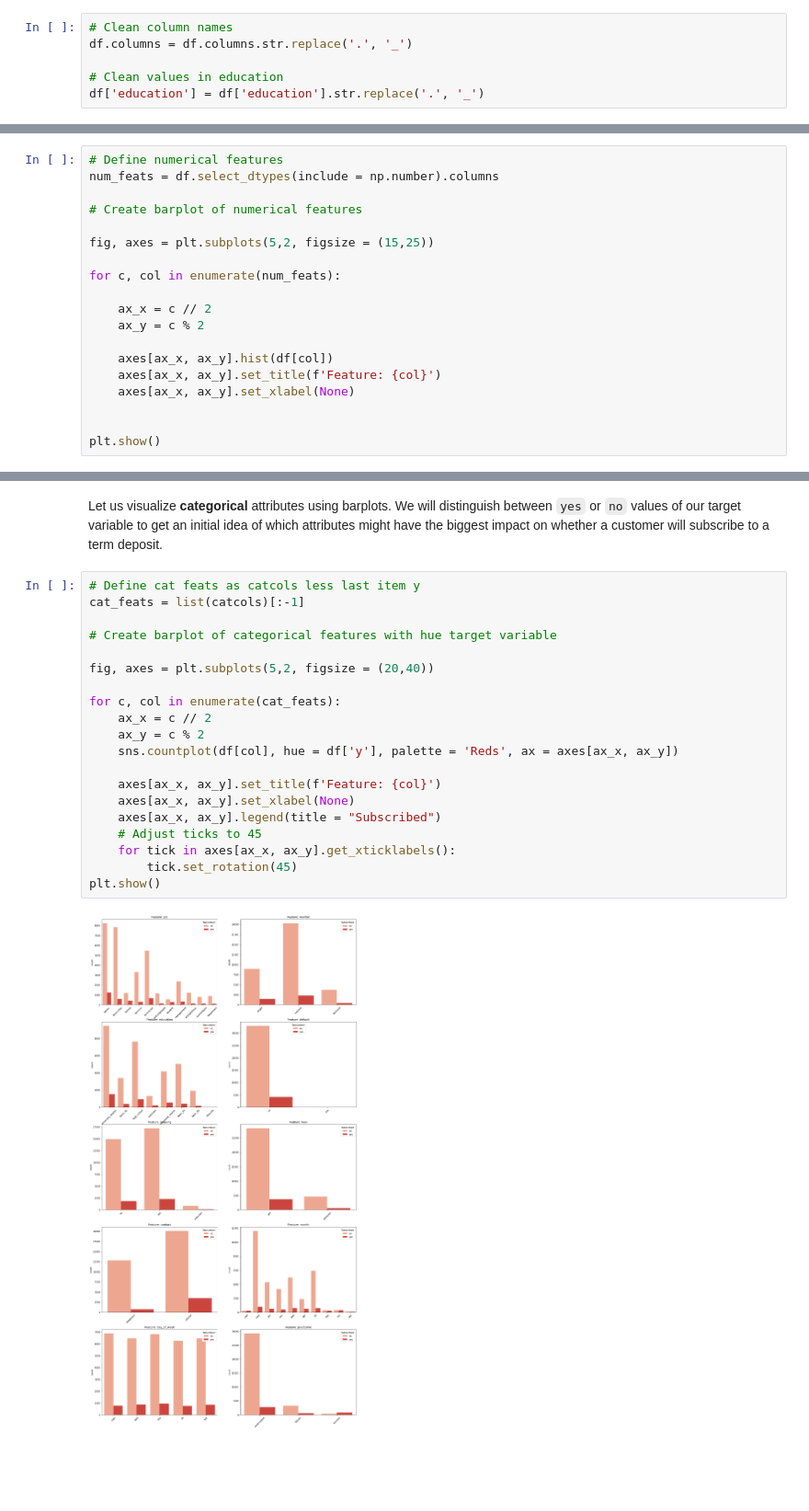
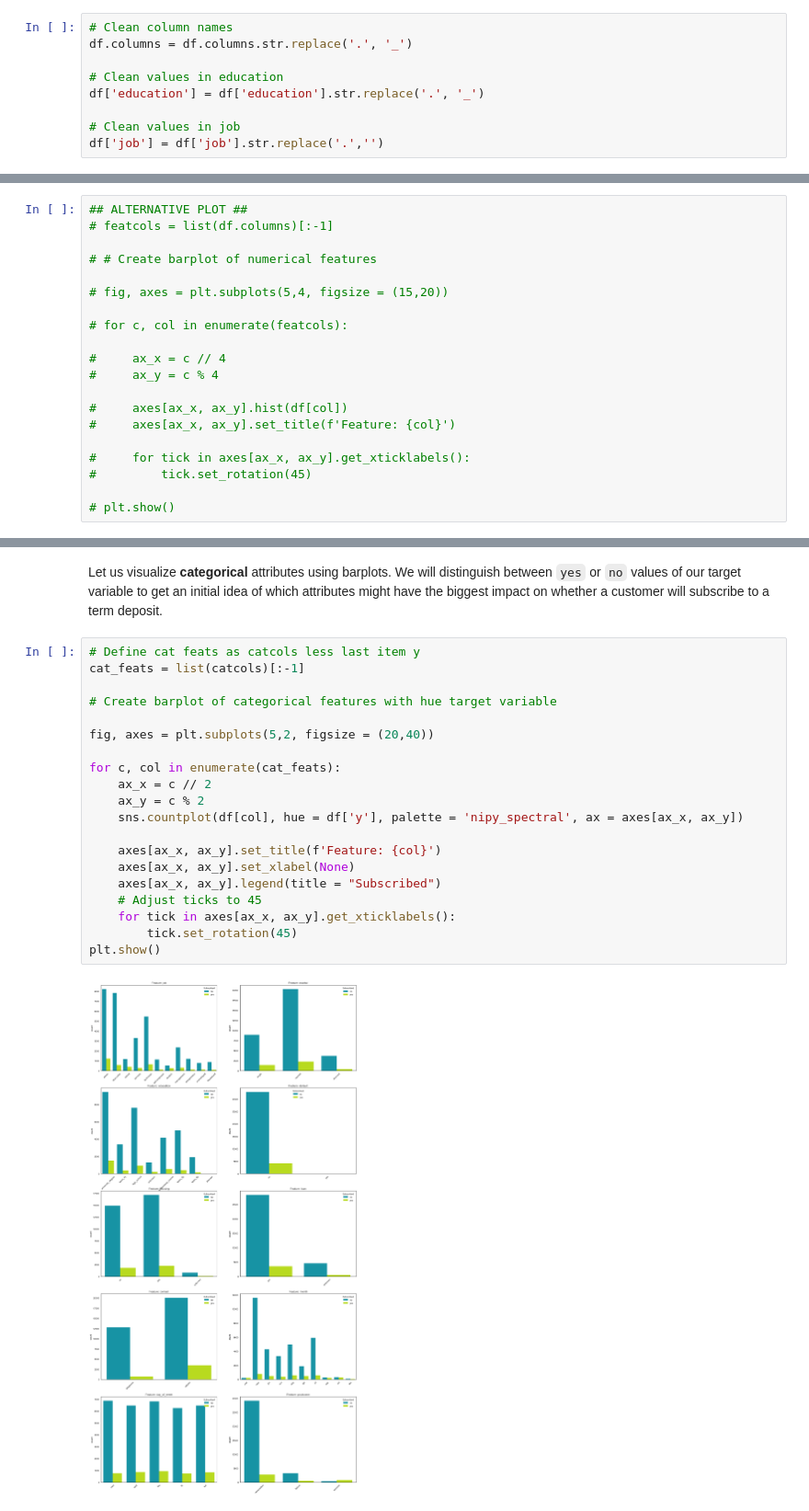
Before and after one commit to nadinezab/bank-marketing, a Jupyter notebook: bank-marketing.ipynb, the cells around one changed output, grey strips where cells are left out. Shown: that part at 92% size. Cells and saved outputs as stored; diff of their text form; blank space fills up the shorter version.

```diff
--- a/bank-marketing.ipynb
+++ b/bank-marketing.ipynb
@@ -261,6 +261,9 @@ df.columns = df.columns.str.replace('.', '_')
 
 # Clean values in education
 df['education'] = df['education'].str.replace('.', '_')
+
+# Clean values in job
+df['job'] = df['job'].str.replace('.','')
 # %% [markdown]
 ### Explore Duplicates
 # %% [markdown]
@@ -303,19 +327,20 @@ Let us begin by visualising numerical attributes via histograms.
 # %%
-# Define numerical features
-num_feats = df.select_dtypes(include = np.number).columns
+## ALTERNATIVE PLOT ##
+# featcols = list(df.columns)[:-1]
 
-# Create barplot of numerical features
+# # Create barplot of numerical features
 
-fig, axes = plt.subplots(5,2, figsize = (15,25))
+# fig, axes = plt.subplots(5,4, figsize = (15,20))
 
-for c, col in enumerate(num_feats):
+# for c, col in enumerate(featcols):
 
-    ax_x = c // 2
-    ax_y = c % 2
+#     ax_x = c // 4
+#     ax_y = c % 4
 
-    axes[ax_x, ax_y].hist(df[col])
-    axes[ax_x, ax_y].set_title(f'Feature: {col}')
-    axes[ax_x, ax_y].set_xlabel(None)
+#     axes[ax_x, ax_y].hist(df[col])
+#     axes[ax_x, ax_y].set_title(f'Feature: {col}')
 
+#     for tick in axes[ax_x, ax_y].get_xticklabels():
+#         tick.set_rotation(45)
 
-plt.show()
+# plt.show()
@@ -326,22 +349,22 @@ Let us visualize **categorical** attributes using barplots. We will distinguish
 # %%
 # Define cat feats as catcols less last item y
 cat_feats = list(catcols)[:-1]
 
 # Create barplot of categorical features with hue target variable
 
 fig, axes = plt.subplots(5,2, figsize = (20,40))
 
 for c, col in enumerate(cat_feats):
     ax_x = c // 2
     ax_y = c % 2
-    sns.countplot(df[col], hue = df['y'], palette = 'Reds', ax = axes[ax_x, ax_y])
+    sns.countplot(df[col], hue = df['y'], palette = 'nipy_spectral', ax = axes[ax_x, ax_y])
 
     axes[ax_x, ax_y].set_title(f'Feature: {col}')
     axes[ax_x, ax_y].set_xlabel(None)
     axes[ax_x, ax_y].legend(title = "Subscribed")
     # Adjust ticks to 45
     for tick in axes[ax_x, ax_y].get_xticklabels():
         tick.set_rotation(45)
 plt.show()
 # %% [output]
-[figure, old version]
+[figure, new version]
```
Also changed, not shown: parts of 17 cells of this notebook.
